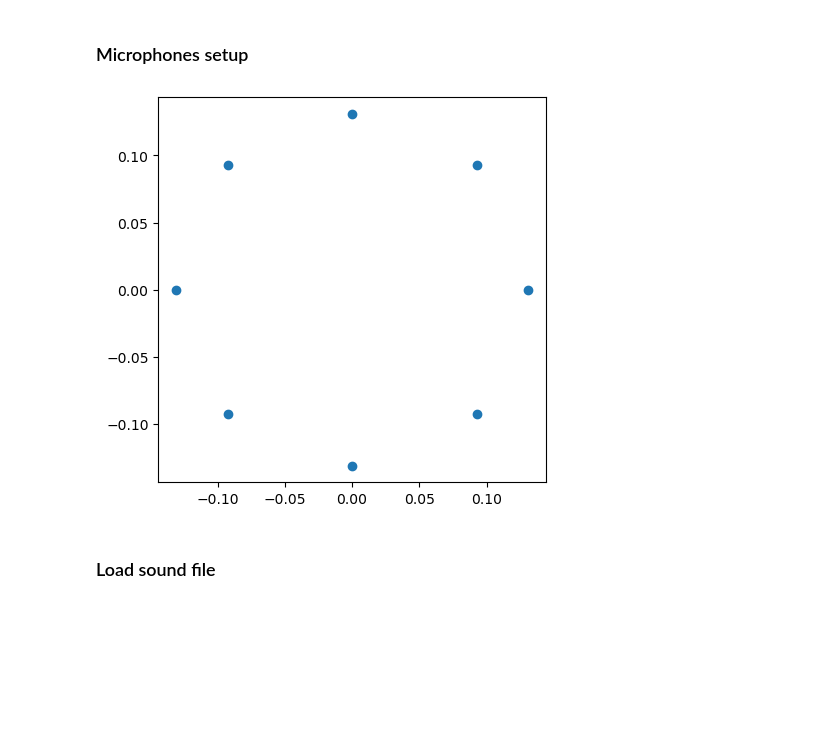
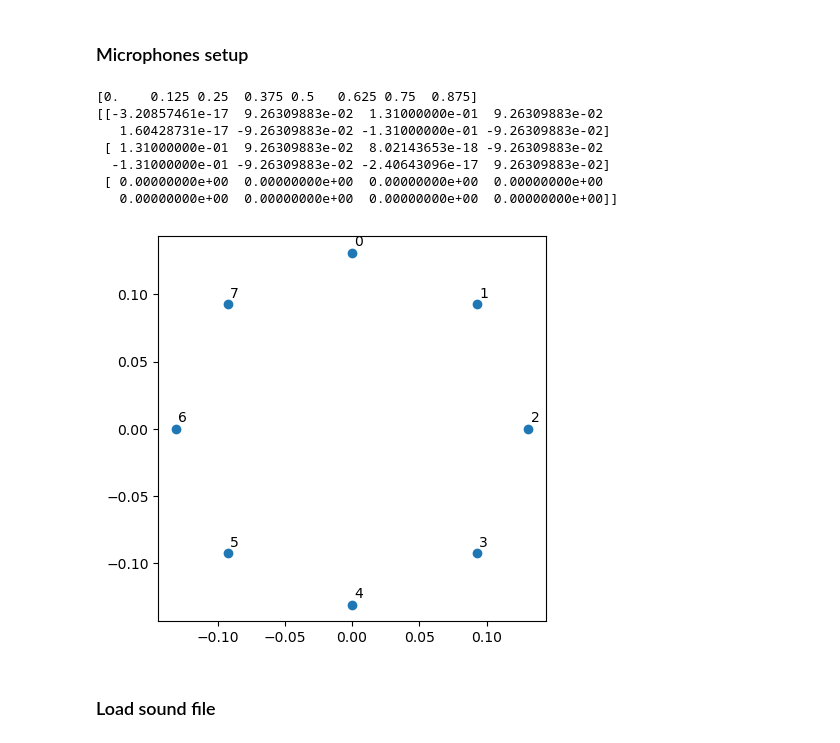
Before and after one commit to bnowacki/diy-sound-camera, a Jupyter notebook: notebook.ipynb, the cells around one changed output. Cells and saved outputs as stored; diff of their text form; code cells hidden in the pictures; blank space fills up the shorter version.

```diff
--- a/notebook.ipynb
+++ b/notebook.ipynb
@@ -8,30 +8,50 @@ import numpy as np
 # %% [markdown]
 ### Microphones setup
 # %%
-from pylab import figure, plot, axis, show
+from pylab import figure, plot, axis, show, annotate
 
 r = 0.131  # microphones are set up in a regular octagon with a side equal 10cm
 
 
 mg = ac.MicGeom()
 mg.mpos_tot = np.array(
     [
         (
             r * np.sin(2 * np.pi * i + np.pi / 4),
             r * np.cos(2 * np.pi * i + np.pi / 4),
             0,
         )
         for i in np.linspace(0.0, 1.0, 8, False)
     ],
 ).T
 
+# Shift positions counter-clockwise by one step
+mg.mpos_tot = np.roll(mg.mpos_tot, shift=1, axis=1)
+
+# mg.export_mpos("mics.xml")
+print(mg.mpos)
+
 
 figure(2, figsize=(5, 5))
 plot(mg.mpos[0], mg.mpos[1], "o")
+
+# Add labels to each point
+for idx, (x, y) in enumerate(zip(mg.mpos[0], mg.mpos[1])):
+    annotate(
+        f"{idx}", (x, y), textcoords="offset points", xytext=(5, 5), ha="center"
+    )
+
 axis("equal")
 show()
 # %% [output]
+[0.    0.125 0.25  0.375 0.5   0.625 0.75  0.875]
+[[-3.20857461e-17  9.26309883e-02  1.31000000e-01  9.26309883e-02
+   1.60428731e-17 -9.26309883e-02 -1.31000000e-01 -9.26309883e-02]
+ [ 1.31000000e-01  9.26309883e-02  8.02143653e-18 -9.26309883e-02
+  -1.31000000e-01 -9.26309883e-02 -2.40643096e-17  9.26309883e-02]
+ [ 0.00000000e+00  0.00000000e+00  0.00000000e+00  0.00000000e+00
+   0.00000000e+00  0.00000000e+00  0.00000000e+00  0.00000000e+00]]
-[figure, old version]
+[figure, new version]
 # %% [markdown]
 ### Load sound file
 # %%
```
Also changed, not shown: 7 other files.
